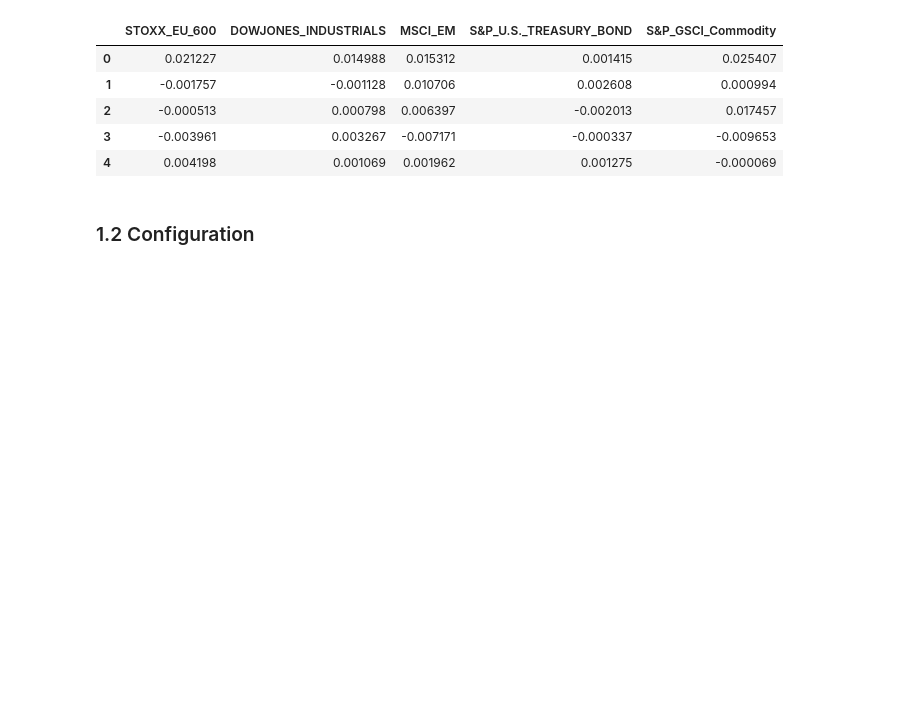
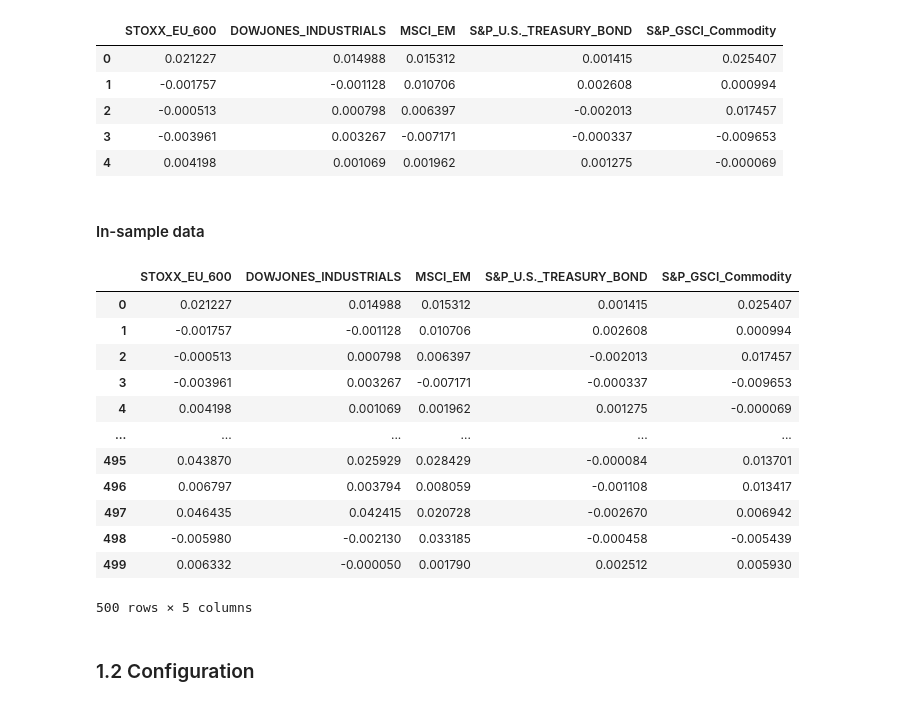
Before and after one commit to andrebraeuer/machinelearning, a Jupyter notebook: SANDBOX/modelrisk_vae_V1.1.ipynb, the cells around one changed output. Saved outputs shown, nothing was run; the diff lists cells and outputs as text; code cells hidden in the pictures; blank space fills up the shorter version.

```diff
--- a/SANDBOX/modelrisk_vae_V1.1.ipynb
+++ b/SANDBOX/modelrisk_vae_V1.1.ipynb
@@ -23,6 +27,26 @@ returns.head()
 | 2 | -0.000513 | 0.000798 | 0.006397 | -0.002013 | 0.017457 |
 | 3 | -0.003961 | 0.003267 | -0.007171 | -0.000337 | -0.009653 |
 | 4 | 0.004198 | 0.001069 | 0.001962 | 0.001275 | -0.000069 |
+# %% [markdown]
+#### In-sample data
+# %%
+# In-sample data: ersten 500 Beobachtungen
+returns_insample = returns[:WINDOW]
+returns_insample
+# %% [output]
+|  | STOXX_EU_600 | DOWJONES_INDUSTRIALS | MSCI_EM | S&P_U.S._TREASURY_BOND | S&P_GSCI_Commodity |
+| 0 | 0.021227 | 0.014988 | 0.015312 | 0.001415 | 0.025407 |
+| 1 | -0.001757 | -0.001128 | 0.010706 | 0.002608 | 0.000994 |
+| 2 | -0.000513 | 0.000798 | 0.006397 | -0.002013 | 0.017457 |
+| 3 | -0.003961 | 0.003267 | -0.007171 | -0.000337 | -0.009653 |
+| 4 | 0.004198 | 0.001069 | 0.001962 | 0.001275 | -0.000069 |
+| ... | ... | ... | ... | ... | ... |
+| 495 | 0.043870 | 0.025929 | 0.028429 | -0.000084 | 0.013701 |
+| 496 | 0.006797 | 0.003794 | 0.008059 | -0.001108 | 0.013417 |
+| 497 | 0.046435 | 0.042415 | 0.020728 | -0.002670 | 0.006942 |
+| 498 | -0.005980 | -0.002130 | 0.033185 | -0.000458 | -0.005439 |
+| 499 | 0.006332 | -0.000050 | 0.001790 | 0.002512 | 0.005930 |
+500 rows × 5 columns
 # %% [markdown]
 ### 1.2 Configuration
 # %%
```
Also changed, not shown: parts of 28 cells of this notebook, 2 other files.
